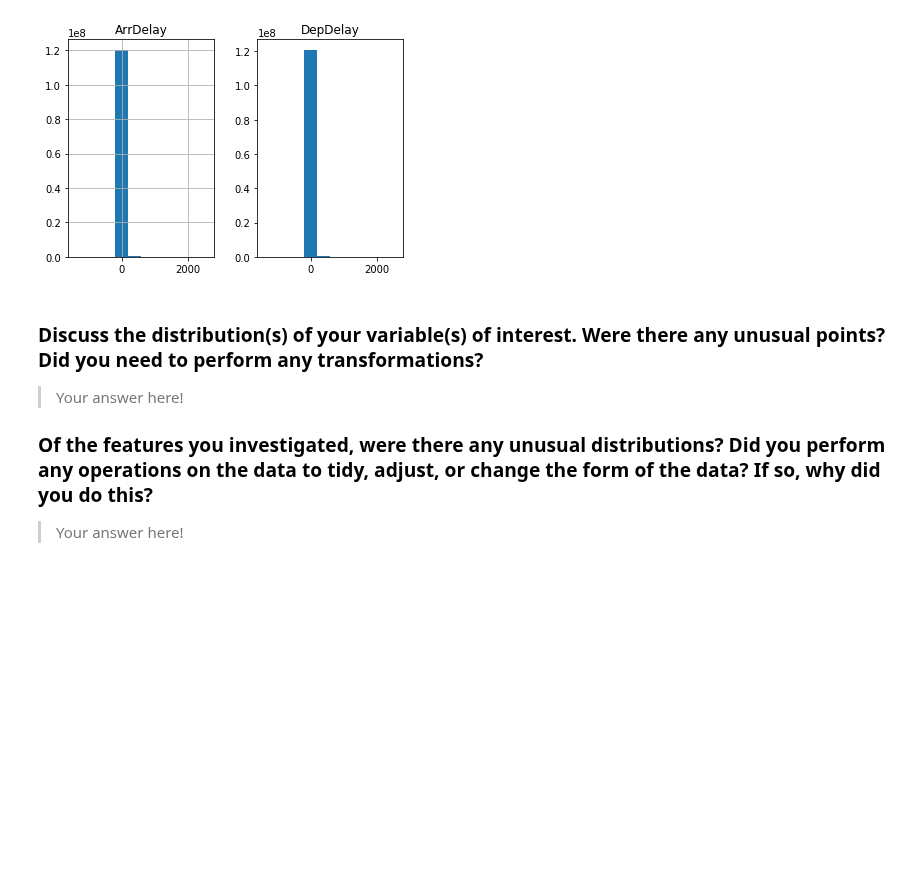
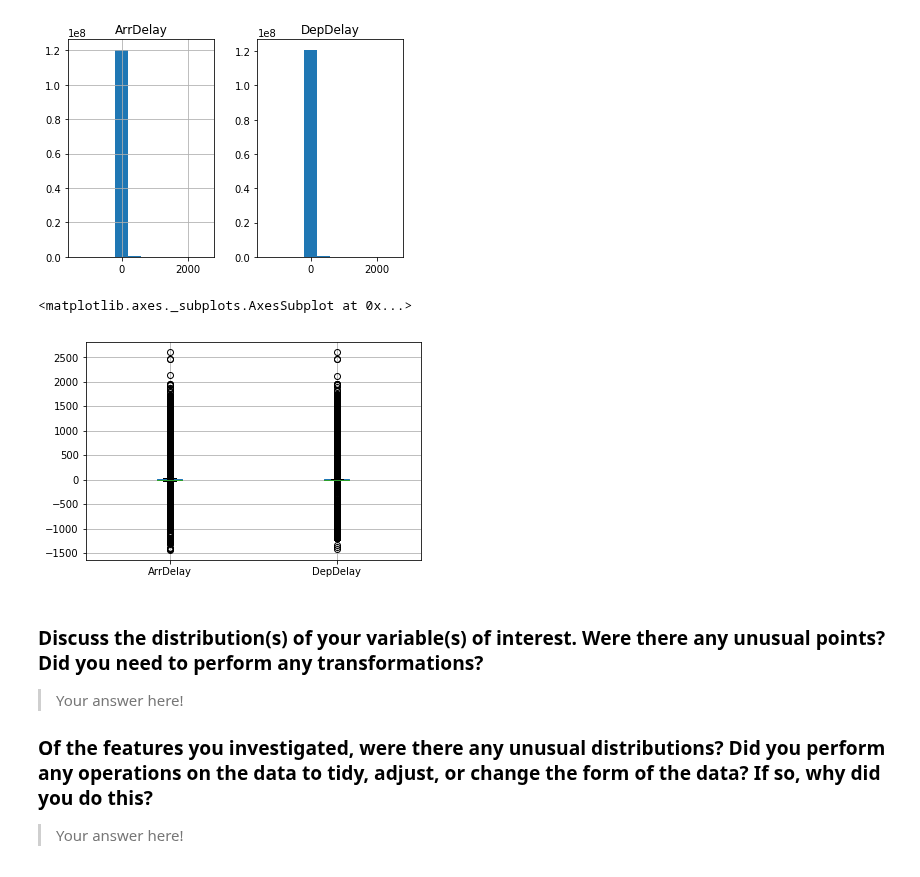
Before and after one commit to command7/exploratory_data_analysis, a Jupyter notebook: Analysis.ipynb, the cells around one changed output. Saved outputs shown, nothing was run; the diff lists cells and outputs as text; code cells hidden in the pictures; blank space fills up the shorter version.

Commit message:
Feat: Add box plots for arrival and departure delays

```diff
--- a/Analysis.ipynb
+++ b/Analysis.ipynb
@@ -120,6 +120,11 @@ flights_data[["ArrDelay", "DepDelay"]].hist()
 # %% [output]
 <Figure size 864x504 with 0 Axes>
 [figure]
+# %%
+flights_data[["ArrDelay", "DepDelay"]].boxplot()
+# %% [output]
+<matplotlib.axes._subplots.AxesSubplot at 0x...>
+[figure, added]
 # %% [markdown]
 ### Discuss the distribution(s) of your variable(s) of interest. Were there any unusual points? Did you need to perform any transformations?
 
```
